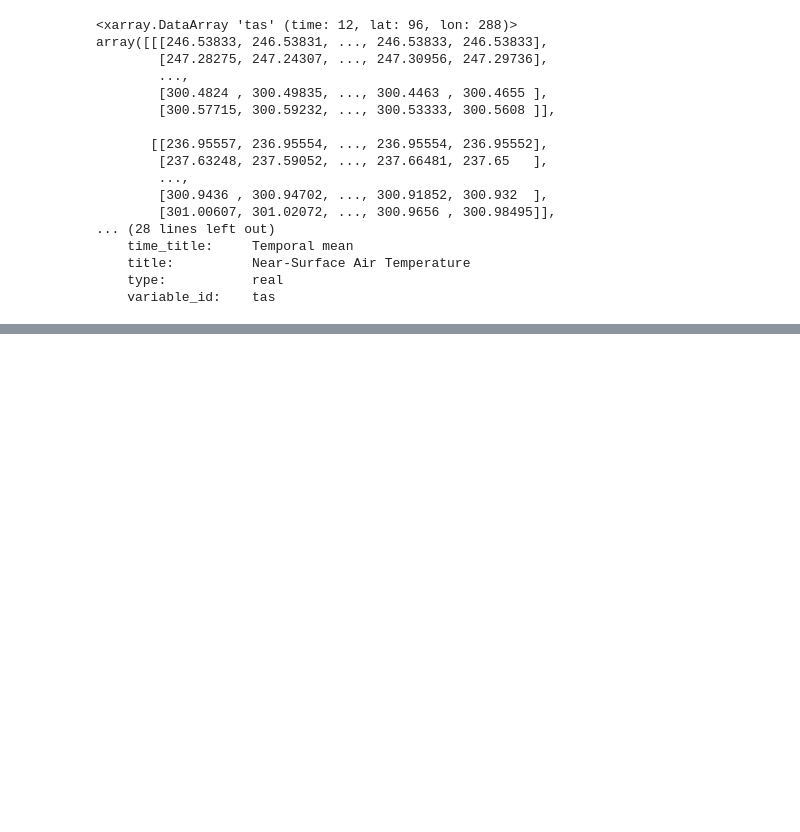
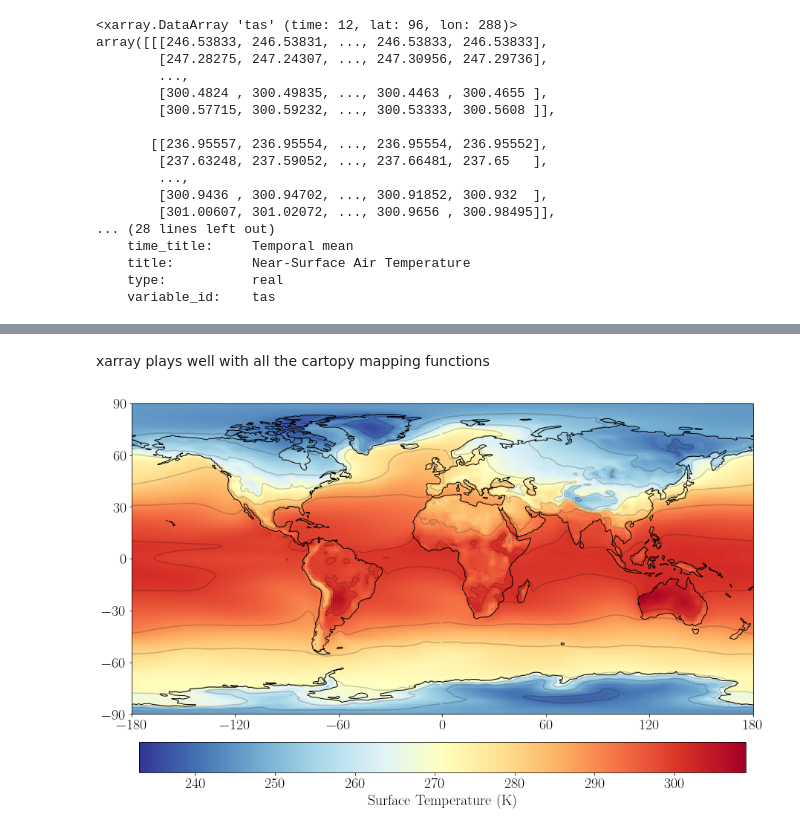
Before and after one commit to ruth-moorman/xarray-tutorial-surf23, a Jupyter notebook: introduction-to-xarray.ipynb, the cells around one changed output, grey strips where cells are left out. Drawn from its saved outputs; the diff is of its cells as text; code cells hidden in the pictures; blank space fills up the shorter version.

Commit message:
add two mapping examples

```diff
--- a/introduction-to-xarray.ipynb
+++ b/introduction-to-xarray.ipynb
@@ -215,0 +220,3 @@ array([[[246.53833, 246.53831, ..., 246.53833, 246.53833],
+# %%
+jan_field = ds.tas.sel(time='2010-01').squeeze('time')
+jan_field
@@ -215,0 +241,17 @@ array([[[246.53833, 246.53831, ..., 246.53833, 246.53833],
+# %% [markdown]
+xarray plays well with all the cartopy mapping functions
+# %%
+fig = plt.figure(figsize=(15,10))       # initialize a fairly large figure
+ax = plt.axes(projection=ccrs.PlateCarree())
+ax.set_global() # show the entire globe
+ax.coastlines() # plot coastlines
+c = ax.pcolormesh(jan_field.lon,jan_field.lat,jan_field, cmap='RdYlBu_r',transform=ccrs.PlateCarree())
+ax.contour(jan_field.lon,jan_field.lat,jan_field,levels=[240,250,260,270,280,290,300],colors=['k'],alpha=0.2,transform=ccrs.PlateCarree())
+ax.set_xticks([-180,-120,-60,0,60,120,180])
+ax.set_yticks([-90,-60,-30,0,30,60,90])
+
+cax,kw = mpl.colorbar.make_axes(ax,location='bottom',pad=0.07,shrink=0.975) # add colorbar axes at bottom
+cbar=plt.colorbar(c,cax = cax,orientation='horizontal')
+cbar.set_label('Surface Temperature (K)', fontsize = 20)
+# %% [output]
+[figure, added]
```
Also changed, not shown: parts of 7 cells of this notebook.
